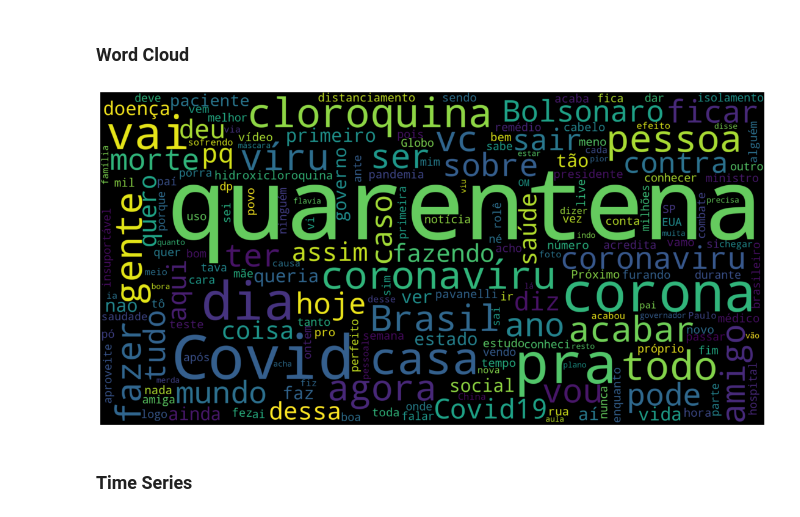
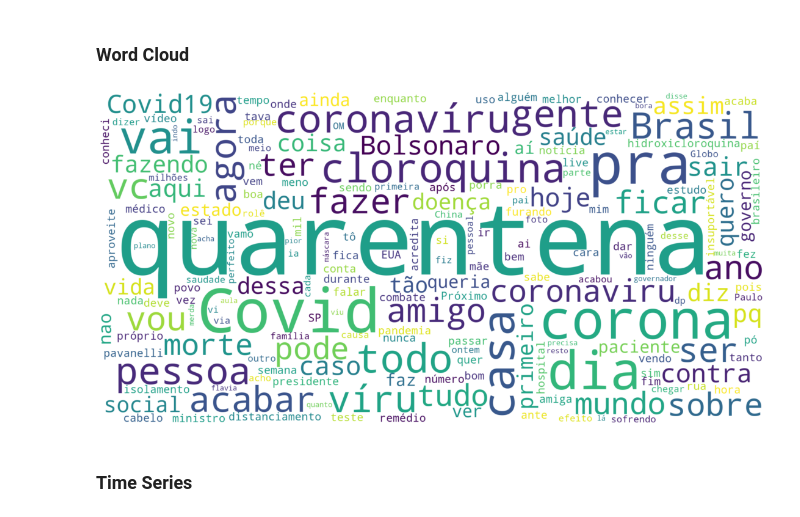
Before and after one commit to larissafv/squad5, a Jupyter notebook: Artigo/Twitter Sentiment Analisys.ipynb, the cells around one changed output. Drawn from its saved outputs; the diff is of its cells as text; code cells hidden in the pictures.

```diff
--- a/Artigo/Twitter Sentiment Analisys.ipynb
+++ b/Artigo/Twitter Sentiment Analisys.ipynb
@@ -173,9 +173,5 @@ for dtf in df:
-# %%
-loc = pd.Series(name = 'user')
-for dtf in df:
-    loc=loc.append(dtf['user'])
 # %%
-tt_df = pd.DataFrame(tweets_df).rename(columns={0:'text'})
+tt_df = pd.DataFrame(text).rename(columns={0:'text'})
 # %%
 tt_df['Datas'] = [i['$date'].split('T')[0] for i in dts]
 # %%
@@ -198,0 +207,4 @@ tt_df
+# %%
+index = [ind for ind,text in zip(tt_df.index,tt_df['text']) if ('distanciamento','social') in nltk.bigrams(text.lower().split())]
+dis_len = len(index)
+dist_social = tt_df.iloc[index]
@@ -261,2 +279,11 @@ def analize_sentimentEN(tweet):
+# %%
+# PARA FAZER ANÁLISE DE SUBCONJUNTOS, MANTER OS RESTANTES COMENTADOS
+
+#tt_df = tt_df_copy
+#tt_df = quar_conf
+#tt_df = cor
+#tt_df = aglom
+tt_df = dist_social
+#tt_df = hidroxi_cloro
 # %%
 tt_df['SA TextBlob'] = np.array([ sentiment(tweet) for tweet in tt_df['text'] ]) #Portuguese Dictionary
@@ -300,26 +358,26 @@ words_clean = " ".join([word for word in words.split()
 # %%
 from imageio import imread
 import warnings
 
 warnings.simplefilter('ignore')
 
 #twitter_mask = imread('brasil_mask.png')
 plt.figure(figsize=(20,10))
 wc = WordCloud(min_font_size=10,
                max_font_size=300,
-               background_color='black',
+               background_color='white',
                mode="RGB",
                stopwords=new_stopwords,
                collocations=False,
                width=2000,
                height=1000,
                normalize_plurals= True).generate(words_clean)
 
 plt.imshow(wc, interpolation="bilinear")
 plt.axis("off")
 plt.show()
 # %% [output]
-[figure, old version]
+[figure, new version]
 # %% [markdown]
 ### Time Series
 # %%
```
Also changed, not shown: parts of 26 cells of this notebook.
